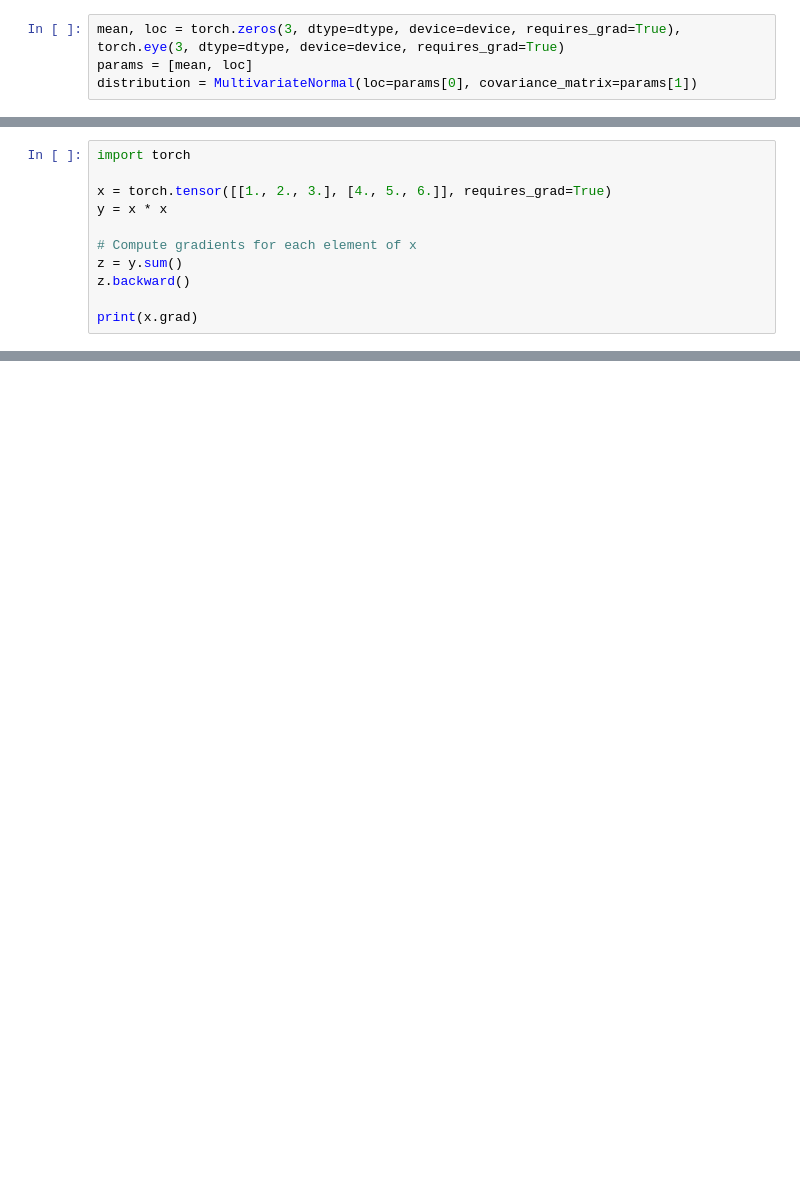
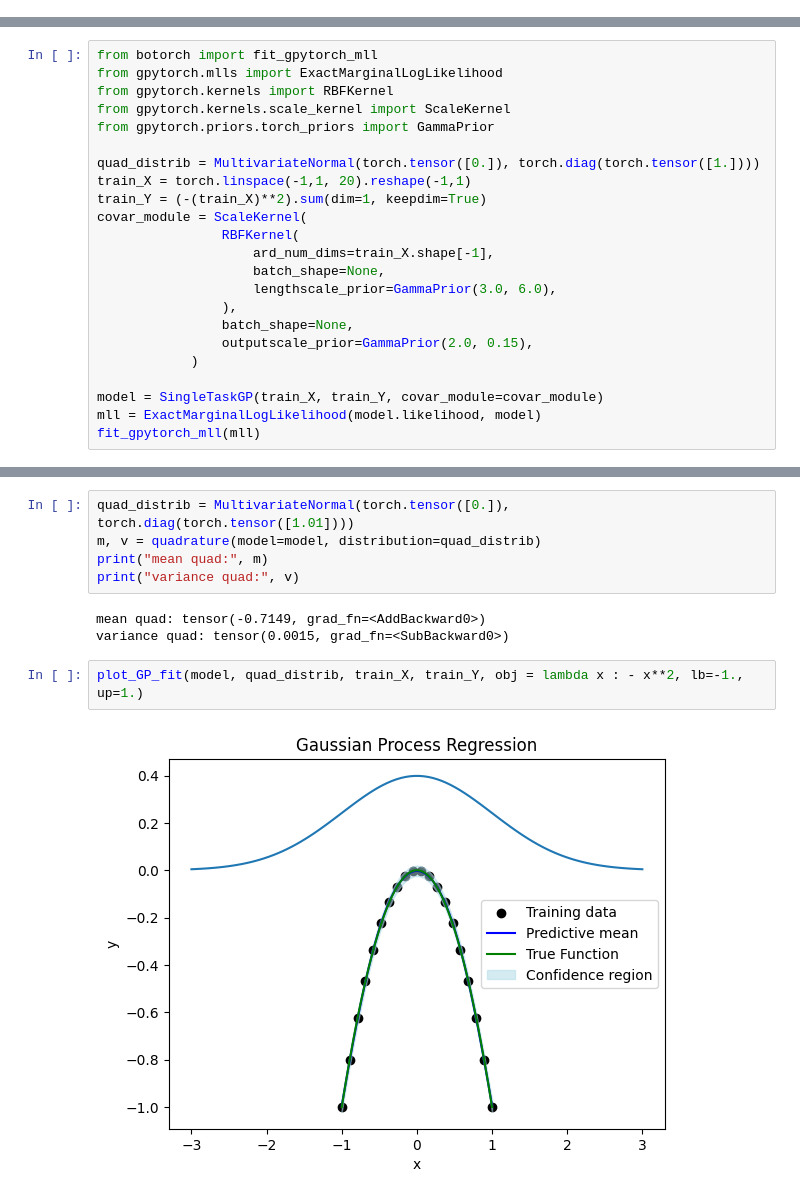
Before and after one commit to pierreosselin/ProbNES, a Jupyter notebook: notebook/quadrature.ipynb, the cells around one changed output, grey strips where cells are left out. Saved outputs shown, nothing was run; the diff lists cells and outputs as text; blank space fills up the shorter version.

```diff
--- a/notebook/quadrature.ipynb
+++ b/notebook/quadrature.ipynb
@@ -287,4 +4,0 @@ mean, loc = torch.zeros(1, dtype=dtype, device=device, requires_grad=True), torc
-# %%
-mean, loc = torch.zeros(3, dtype=dtype, device=device, requires_grad=True), torch.eye(3, dtype=dtype, device=device, requires_grad=True)
-params = [mean, loc]
-distribution = MultivariateNormal(loc=params[0], covariance_matrix=params[1])
@@ -297,11 +4,0 @@ tensor([ 0.9337,  0.7861, -0.3251], dtype=torch.float64)
-# %%
-import torch
-
-x = torch.tensor([[1., 2., 3.], [4., 5., 6.]], requires_grad=True)
-y = x * x
-
-# Compute gradients for each element of x
-z = y.sum()
-z.backward()
-
-print(x.grad)
@@ -310,0 +101,23 @@ tensor([[ 2.,  4.,  6.],
+# %%
+from botorch import fit_gpytorch_mll
+from gpytorch.mlls import ExactMarginalLogLikelihood
+from gpytorch.kernels import RBFKernel
+from gpytorch.kernels.scale_kernel import ScaleKernel
+from gpytorch.priors.torch_priors import GammaPrior
+
+quad_distrib = MultivariateNormal(torch.tensor([0.]), torch.diag(torch.tensor([1.])))
+train_X = torch.linspace(-1,1, 20).reshape(-1,1)
+train_Y = (-(train_X)**2).sum(dim=1, keepdim=True)
+covar_module = ScaleKernel(
+                RBFKernel(
+                    ard_num_dims=train_X.shape[-1],
+                    batch_shape=None,
+                    lengthscale_prior=GammaPrior(3.0, 6.0),
+                ),
+                batch_shape=None,
+                outputscale_prior=GammaPrior(2.0, 0.15),
+            )
+
+model = SingleTaskGP(train_X, train_Y, covar_module=covar_module)
+mll = ExactMarginalLogLikelihood(model.likelihood, model)
+fit_gpytorch_mll(mll)
@@ -310,0 +164,12 @@ tensor([[ 2.,  4.,  6.],
+# %%
+quad_distrib = MultivariateNormal(torch.tensor([0.]), torch.diag(torch.tensor([1.01])))
+m, v = quadrature(model=model, distribution=quad_distrib)
+print("mean quad:", m)
+print("variance quad:", v)
+# %% [output]
+mean quad: tensor(-0.7149, grad_fn=<AddBackward0>)
+variance quad: tensor(0.0015, grad_fn=<SubBackward0>)
+# %%
+plot_GP_fit(model, quad_distrib, train_X, train_Y, obj = lambda x : - x**2, lb=-1., up=1.)
+# %% [output]
+[figure, added]
```
Also changed, not shown: parts of 40 cells of this notebook, 7 other files.
